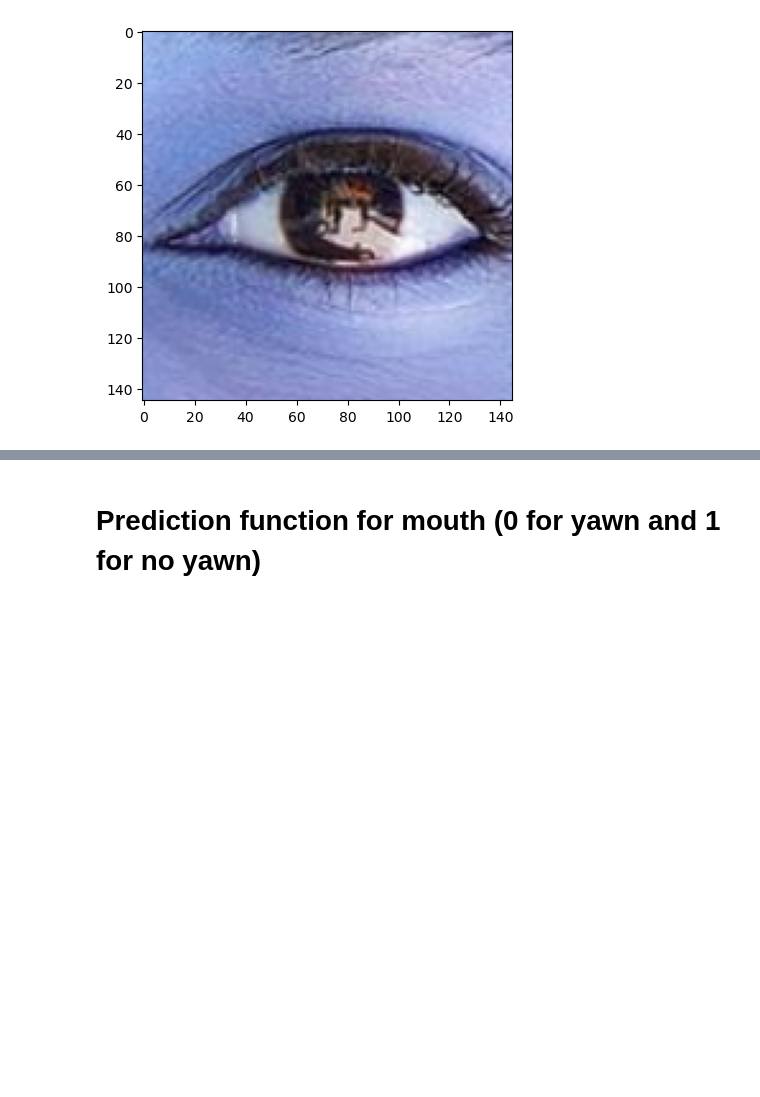
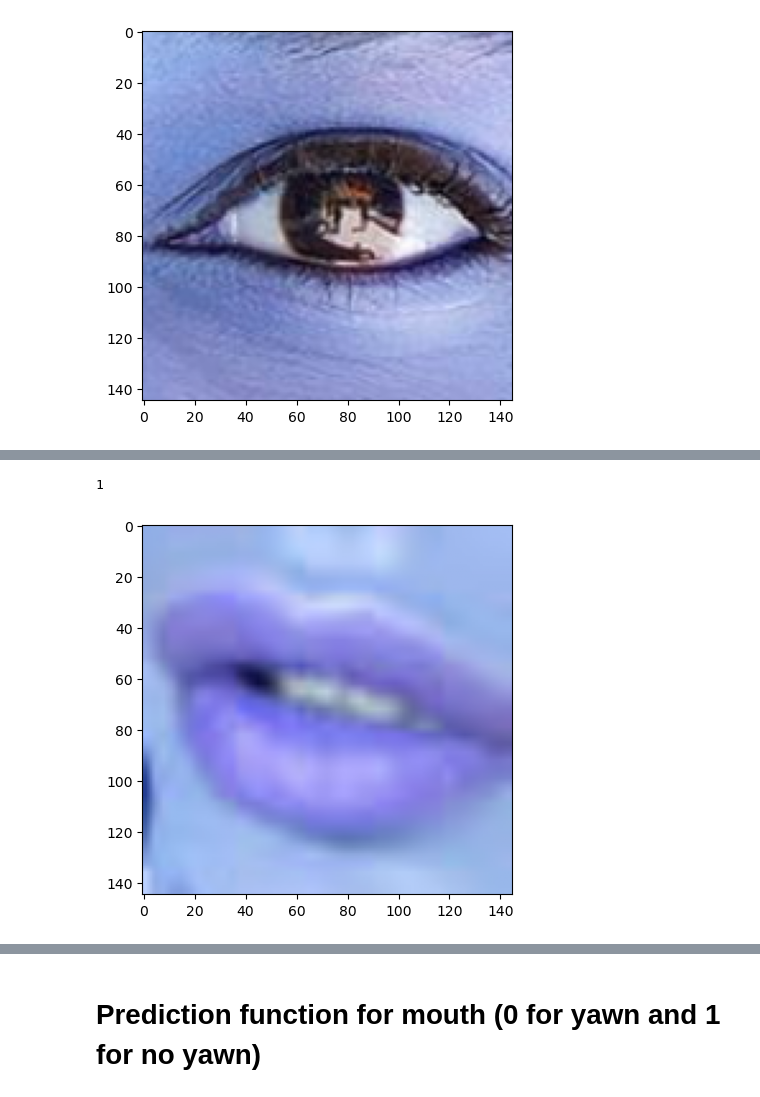
Before and after one commit to DireshDavid/SDGP_CS_18, a Jupyter notebook: driver-drowsiness_trying(yawn, no yawn).ipynb, the cells around one changed output, grey strips where cells are left out. Saved outputs shown, nothing was run; the diff lists cells and outputs as text; code cells hidden in the pictures; blank space fills up the shorter version.

Commit message:
Uploading some images for testing prediction of model

```diff
--- a/driver-drowsiness_trying(yawn, no yawn).ipynb
+++ b/driver-drowsiness_trying(yawn, no yawn).ipynb
@@ -425,3 +425,43 @@ np.argmax(prediction)
 1/1 [==============================] - 0s 83ms/step
 3
 [figure]
+# %%
+import cv2
+import matplotlib.pyplot as plt
+import tensorflow as tf
+
+
+def prepare(filepath):
+    img = cv2.imread(filepath)
+    eye_cascade = cv2.CascadeClassifier(cv2.data.haarcascades + 'haarcascade_eye.xml')
+    gray = cv2.cvtColor(img, cv2.COLOR_BGR2GRAY)
+    eyes = eye_cascade.detectMultiScale(gray, 1.4, 1)
+    IMG_SIZE = 145
+
+    for x,y,w,h in eyes:
+        roi_gray = gray[y:y+h, x:x+w]
+        roi_color = img[y:y+h, x:x+w]
+        eyes = eye_cascade.detectMultiScale(roi_gray)
+#         if len(eyes) == 0:
+#             print("eyes not detected")
+
+#         else:
+        for(ex,ey,ew,eh) in eyes:
+            eyes_roi = roi_color[ey: ey+eh, ex:ex + ew]
+
+
+    img_array = cv2.resize(eyes_roi, (IMG_SIZE, IMG_SIZE))
+    img_array = img_array / 255
+    image = img_array.reshape(-1, IMG_SIZE, IMG_SIZE, 3)
+
+    plt.imshow(img_array)
+    img_array.shape
+    return image
+
+
+
+model = tf.keras.models.load_model("Final_model.h5")
+# %%
+prediction = model.predict([prepare("pic2.jpg")])
+np.argmax(prediction)
+# %% [output]
@@ -427,0 +469,2 @@ np.argmax(prediction)
+1
+[figure, added]
```
Also changed, not shown: parts of 6 cells of this notebook, 10 other files.
